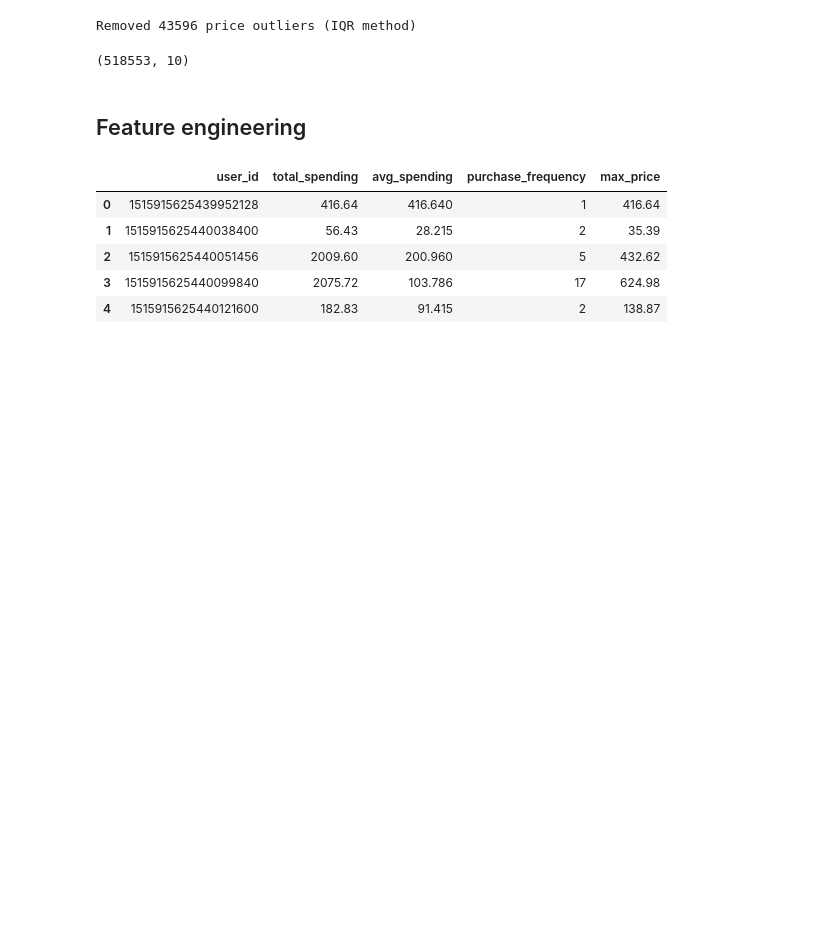
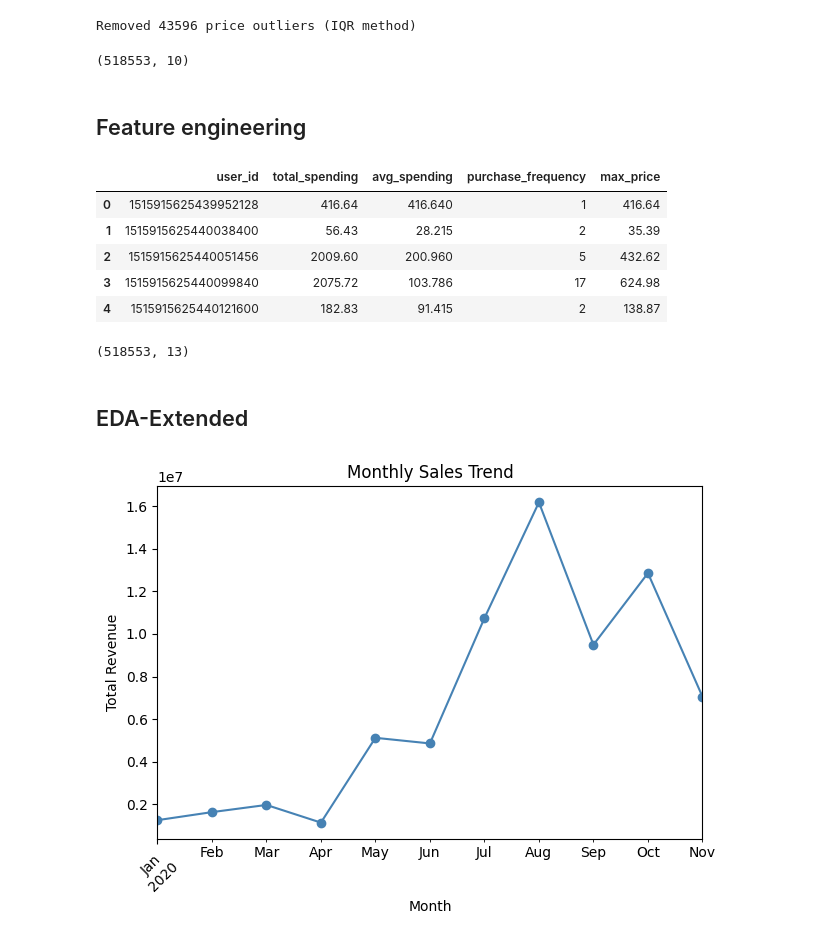
Before and after one commit to ZAWAD1/BDA_E-commerce_Purchase_History_for_Customer_Behavior_and_Sales_Trend_Analysis, a Jupyter notebook: notebook.ipynb, the cells around one changed output. Saved outputs shown, nothing was run; the diff lists cells and outputs as text; code cells hidden in the pictures; blank space fills up the shorter version.

```diff
--- a/notebook.ipynb
+++ b/notebook.ipynb
@@ -214,3 +197,24 @@ user_features.head()
 | 2 | 1515915625440051456 | 2009.60 | 200.960 | 5 | 432.62 |
 | 3 | 1515915625440099840 | 2075.72 | 103.786 | 17 | 624.98 |
 | 4 | 1515915625440121600 | 182.83 | 91.415 | 2 | 138.87 |
+# %%
+df.shape
+# %% [output]
+(518553, 13)
+# %% [markdown]
+## EDA-Extended
+# %%
+monthly_sales = df.groupby("purchase_month")["price"].sum().sort_index()
+
+plt.figure()
+monthly_sales.plot(kind="line", marker="o", color="steelblue")
+
+plt.title("Monthly Sales Trend")
+plt.xlabel("Month")
+plt.ylabel("Total Revenue")
+plt.xticks(rotation=45)
+plt.tight_layout()
+plt.savefig("./images/monthly_sales_trend.png", dpi=200)
+plt.show()
+# %% [output]
+[figure, added]
```
Also changed, not shown: parts of 15 cells of this notebook, 9 other files.
